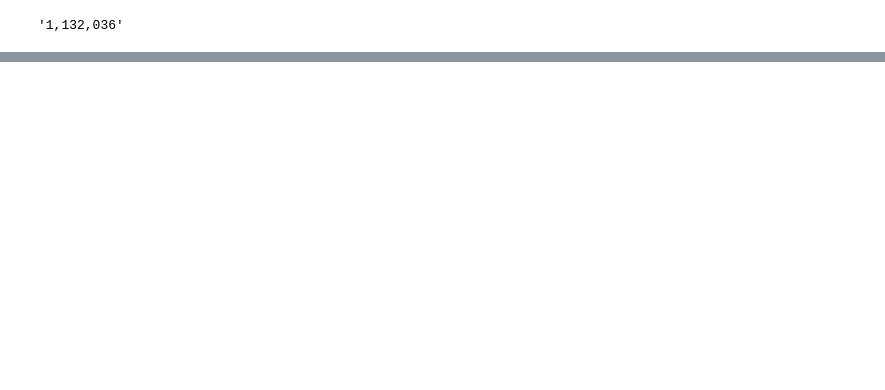
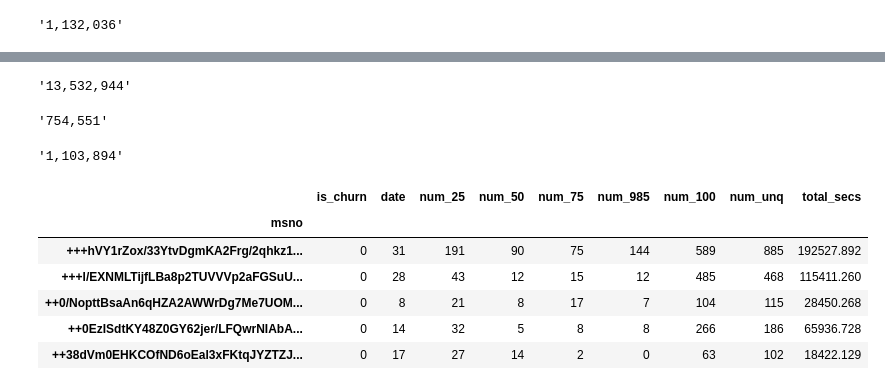
Before and after one commit to bmensah/springboard, a Jupyter notebook: capstone2/churn_analysis/capstone2_notebooks/Capstone2_Data_Wrangling.ipynb, the cells around one changed output, grey strips where cells are left out. Saved outputs shown, nothing was run; the diff lists cells and outputs as text; code cells hidden in the pictures; blank space fills up the shorter version.

Commit message:
join dataframes and use groupby to organize by unique customer id

```diff
--- a/capstone2/churn_analysis/capstone2_notebooks/Capstone2_Data_Wrangling.ipynb
+++ b/capstone2/churn_analysis/capstone2_notebooks/Capstone2_Data_Wrangling.ipynb
@@ -128,0 +183,38 @@ sum(train_df.is_churn.isna())
+# %%
+# now, let's explore the relationship between train_df and user_logs_df
+# I expect to get several million rows, as each user's daily habits are recorded in this table
+train_user_df = dd.merge(train_df, user_logs_df, on='msno', how='inner')
+# %%
+f'{len(train_user_df):,}'
+# %% [output]
+'13,532,944'
+# %%
+f'{len(train_user_df.msno.unique()):,}'
+# %% [output]
+'754,551'
+# %%
+f'{len(user_logs_df.msno.unique()):,}'
+# %% [output]
+'1,103,894'
+# %%
+# so there are 1,103,894 total unique customers in user_logs_df, and 754,551 of those match the
+# 970,060 unique customers we have churn data for
+# we need to group by msno so we get the unique customers isolated
+# we will find the some of the other columns, to get an "all time" info,
+# meaning we will go from how many songs the user listened to in a day
+# to how many songs the user listened to all time...
+# first, we will convert the date column to just a bunch of 1s so we can get the total number of days
+all_time_df = train_user_df.copy()
+all_time_df.date = 1
+
+# next, we will group by msno and aggregate using sum
+all_time_df = all_time_df.groupby('msno').sum()
+all_time_df.head()
+# %% [output]
+|  | is_churn | date | num_25 | num_50 | num_75 | num_985 | num_100 | num_unq | total_secs |
+| msno |  |  |  |  |  |  |  |  |  |
+| +++hVY1rZox/33YtvDgmKA2Frg/2qhkz1... | 0 | 31 | 191 | 90 | 75 | 144 | 589 | 885 | 192527.892 |
+| +++l/EXNMLTijfLBa8p2TUVVVp2aFGSuU... | 0 | 28 | 43 | 12 | 15 | 12 | 485 | 468 | 115411.260 |
+| ++0/NopttBsaAn6qHZA2AWWrDg7Me7UOM... | 0 | 8 | 21 | 8 | 17 | 7 | 104 | 115 | 28450.268 |
+| ++0EzISdtKY48Z0GY62jer/LFQwrNIAbA... | 0 | 14 | 32 | 5 | 8 | 8 | 266 | 186 | 65936.728 |
+| ++38dVm0EHKCOfND6oEal3xFKtqJYZTZJ... | 0 | 17 | 27 | 14 | 2 | 0 | 63 | 102 | 18422.129 |
```
Also changed, not shown: parts of 24 cells of this notebook.
